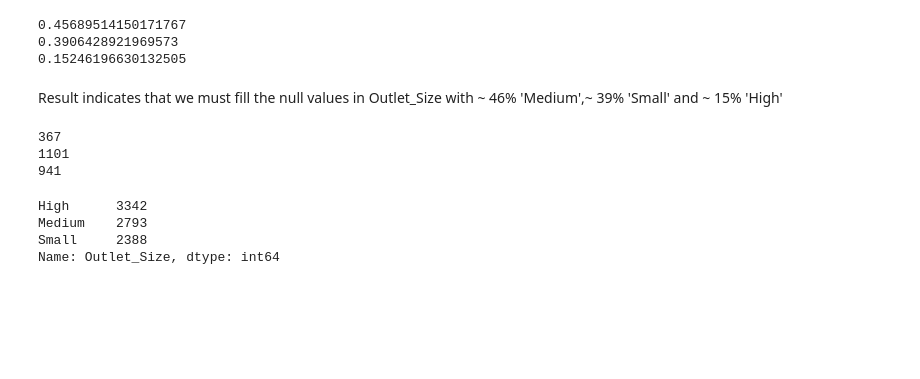
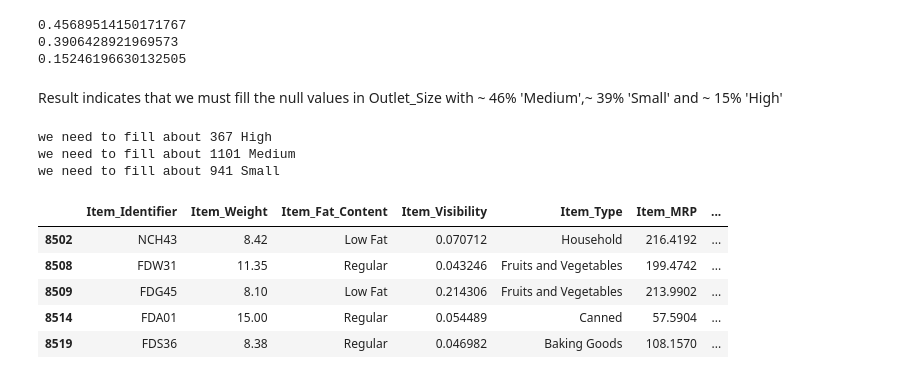
Before and after one commit to AgunsBaba/sales-prediction, a Jupyter notebook: Sales_Prediction.ipynb, the cells around one changed output. Saved outputs shown, nothing was run; the diff lists cells and outputs as text; code cells hidden in the pictures; blank space fills up the shorter version.

```diff
--- a/Sales_Prediction.ipynb
+++ b/Sales_Prediction.ipynb
@@ -2,7 +2,7 @@
 <a href="https://colab.research.google.com/github/AgunsBaba/sales-prediction/blob/main/Sales_Prediction.ipynb" target="_parent"><img src="https://colab.research.google.com/assets/colab-badge.svg" alt="Open In Colab"/></a>
 # %%
 import pandas as pd
-df = pd.read_csv('/content/sales_predictions.csv')
+df = pd.read_csv('/content/sample_data/sales_predictions.csv')
 df.head()
 # %% [output]
 |  | Item_Identifier | Item_Weight | Item_Fat_Content | Item_Visibility | Item_Type | Item_MRP | ... |
@@ -131,13 +134,22 @@ Result indicates that we must fill the null values in Outlet_Size with ~ 46% 'Me
 High = round(perc_high * 2410)
 Medium = round(perc_med * 2410)
 Small = round(perc_small * 2410)
-print(High)
-print(Medium)
-print(Small)
+print('we need to fill about', High, 'High')
+print('we need to fill about', Medium, 'Medium')
+print('we need to fill about', Small, 'Small')
 # %% [output]
-367
-1101
-941
+we need to fill about 367 High
+we need to fill about 1101 Medium
+we need to fill about 941 Small
 # %%
-#sort dataframe by ascending order based on the Outlet_Size column
+#sort dataframe by ascending order based on the Outlet_Size column.
+#Sorting this way is necessary so that we can easily replace the null values in the Outlet_Size column
 df = df.sort_values(by = 'Outlet_Size', ascending = False)
+df.tail()
+# %% [output]
+|  | Item_Identifier | Item_Weight | Item_Fat_Content | Item_Visibility | Item_Type | Item_MRP | ... |
+| 8502 | NCH43 | 8.42 | Low Fat | 0.070712 | Household | 216.4192 | ... |
+| 8508 | FDW31 | 11.35 | Regular | 0.043246 | Fruits and Vegetables | 199.4742 | ... |
+| 8509 | FDG45 | 8.10 | Low Fat | 0.214306 | Fruits and Vegetables | 213.9902 | ... |
+| 8514 | FDA01 | 15.00 | Regular | 0.054489 | Canned | 57.5904 | ... |
+| 8519 | FDS36 | 8.38 | Regular | 0.046982 | Baking Goods | 108.1570 | ... |
@@ -148,8 +155,0 @@ df['Outlet_Size'] = df['Outlet_Size'].replace(to_replace=np.nan, value ='High',
-# %%
-#Check that values have been changed to 'High' in the Outlet_Size column
-df.Outlet_Size.value_counts()
-# %% [output]
-High      3342
-Medium    2793
-Small     2388
-Name: Outlet_Size, dtype: int64
```
Also changed, not shown: parts of 15 cells of this notebook.
